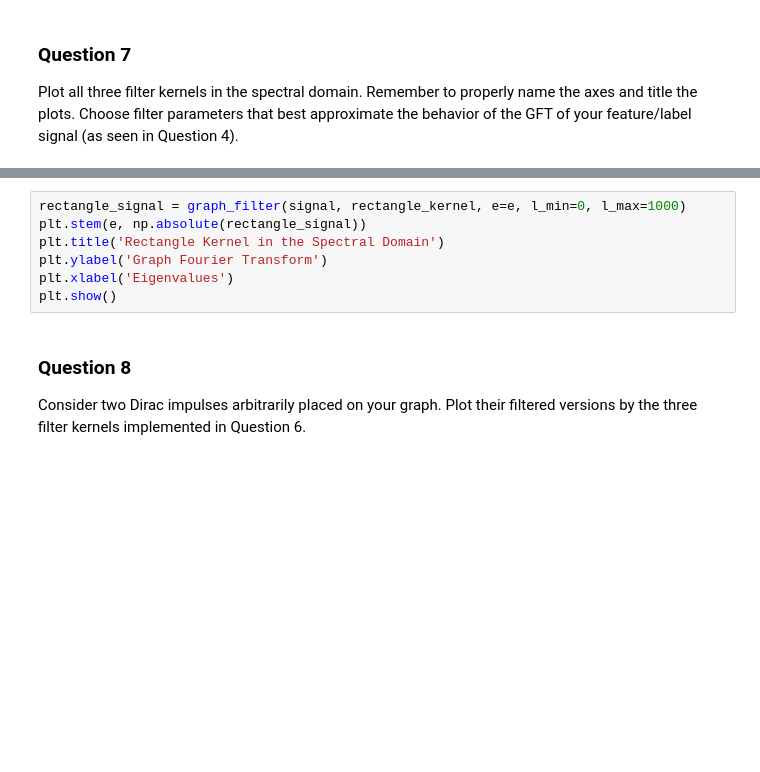
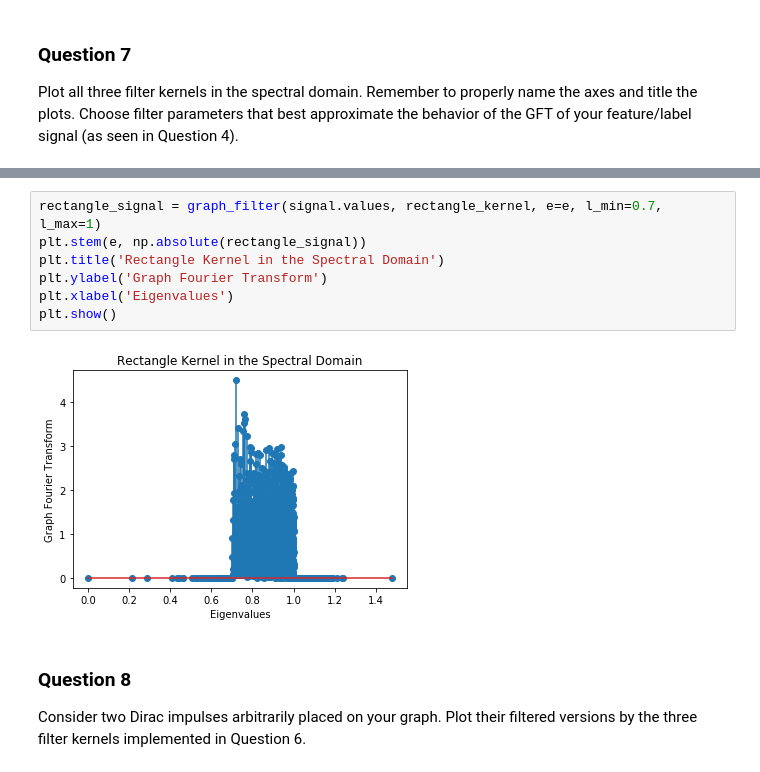
Before and after one commit to othmanbck/ntds_project_2018, a Jupyter notebook: 4_graph_signal_processing.ipynb, the cells around one changed output, grey strips where cells are left out. Drawn from its saved outputs; the diff is of its cells as text; blank space fills up the shorter version.

```diff
--- a/4_graph_signal_processing.ipynb
+++ b/4_graph_signal_processing.ipynb
@@ -348,10 +355,12 @@ plt.show()
 # %%
-rectangle_signal = graph_filter(signal, rectangle_kernel, e=e, l_min=0, l_max=1000)
+rectangle_signal = graph_filter(signal.values, rectangle_kernel, e=e, l_min=0.7, l_max=1)
 plt.stem(e, np.absolute(rectangle_signal))
 plt.title('Rectangle Kernel in the Spectral Domain')
 plt.ylabel('Graph Fourier Transform')
 plt.xlabel('Eigenvalues')
 plt.show()
+# %% [output]
+[figure, added]
 # %% [markdown]
 ### Question 8
 
```
Also changed, not shown: parts of 5 cells of this notebook.
